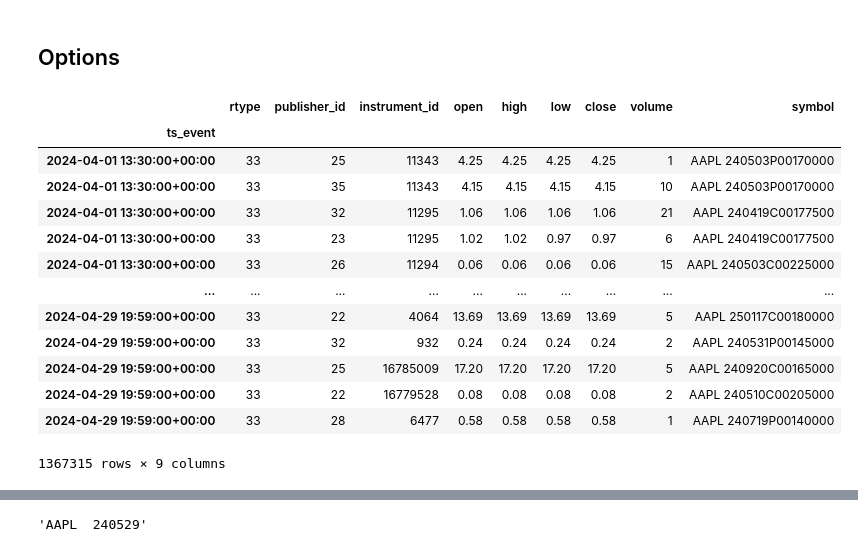
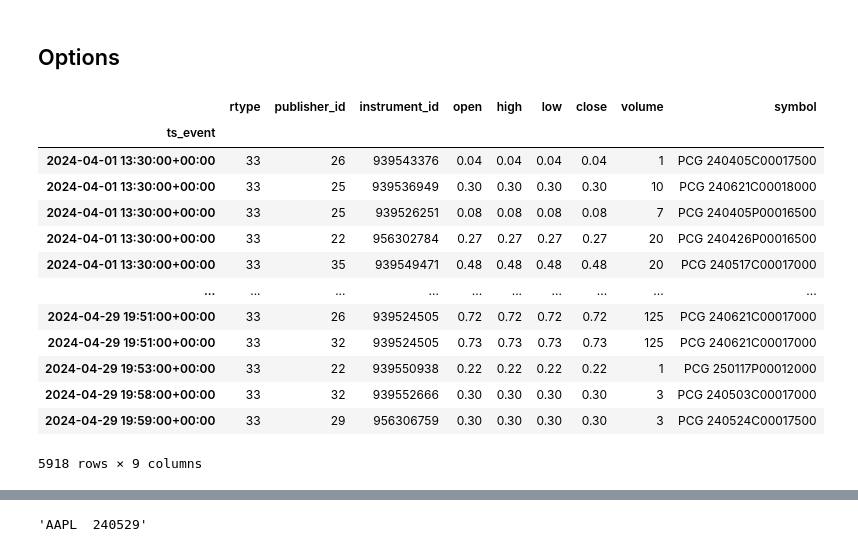
Before and after one commit to niallkehoe/mse244, a Jupyter notebook: backtest/backtest.ipynb, the cells around one changed output, grey strips where cells are left out. Drawn from its saved outputs; the diff is of its cells as text; code cells hidden in the pictures.

```diff
--- a/backtest/backtest.ipynb
+++ b/backtest/backtest.ipynb
@@ -58,40 +58,40 @@ df.head(20)
 # # Convert to dataframe
 # df_options = stored_data.to_df()
 # %%
-folder_path = "../data/options/AAPL/"
-# folder_path = "../data/options/best_pair/"
+# folder_path = "../data/options/AAPL/"
+folder_path = "../data/options/best_pair/"
 month_name = "202404"
 
 df_options = pd.DataFrame()
 
 # List all files in the folder
 files = [f for f in os.listdir(folder_path) if os.path.isfile(os.path.join(folder_path, f))]
 # restrict to ones with prefix
 files = [f for f in files if f.startswith(f"opra-pillar-{month_name}")]
 
 for file_name in tqdm(sorted(files), desc="Processing files"):
     path = folder_path + file_name
     stored_data = db.DBNStore.from_file(path)
     month_options = stored_data.to_df()
     # df_options = df_options[df_options['symbol'] == 'AAPL']
     df_options = pd.concat([df_options, month_options])
 
 df_options
 # %% [output]
 |  | rtype | publisher_id | instrument_id | open | high | low | close | volume | symbol |
 | ts_event |  |  |  |  |  |  |  |  |  |
-| 2024-04-01 13:30:00+00:00 | 33 | 25 | 11343 | 4.25 | 4.25 | 4.25 | 4.25 | 1 | AAPL 240503P00170000 |
-| 2024-04-01 13:30:00+00:00 | 33 | 35 | 11343 | 4.15 | 4.15 | 4.15 | 4.15 | 10 | AAPL 240503P00170000 |
-| 2024-04-01 13:30:00+00:00 | 33 | 32 | 11295 | 1.06 | 1.06 | 1.06 | 1.06 | 21 | AAPL 240419C00177500 |
-| 2024-04-01 13:30:00+00:00 | 33 | 23 | 11295 | 1.02 | 1.02 | 0.97 | 0.97 | 6 | AAPL 240419C00177500 |
-| 2024-04-01 13:30:00+00:00 | 33 | 26 | 11294 | 0.06 | 0.06 | 0.06 | 0.06 | 15 | AAPL 240503C00225000 |
+| 2024-04-01 13:30:00+00:00 | 33 | 26 | 939543376 | 0.04 | 0.04 | 0.04 | 0.04 | 1 | PCG 240405C00017500 |
+| 2024-04-01 13:30:00+00:00 | 33 | 25 | 939536949 | 0.30 | 0.30 | 0.30 | 0.30 | 10 | PCG 240621C00018000 |
+| 2024-04-01 13:30:00+00:00 | 33 | 25 | 939526251 | 0.08 | 0.08 | 0.08 | 0.08 | 7 | PCG 240405P00016500 |
+| 2024-04-01 13:30:00+00:00 | 33 | 22 | 956302784 | 0.27 | 0.27 | 0.27 | 0.27 | 20 | PCG 240426P00016500 |
+| 2024-04-01 13:30:00+00:00 | 33 | 35 | 939549471 | 0.48 | 0.48 | 0.48 | 0.48 | 20 | PCG 240517C00017000 |
 | ... | ... | ... | ... | ... | ... | ... | ... | ... | ... |
-| 2024-04-29 19:59:00+00:00 | 33 | 22 | 4064 | 13.69 | 13.69 | 13.69 | 13.69 | 5 | AAPL 250117C00180000 |
-| 2024-04-29 19:59:00+00:00 | 33 | 32 | 932 | 0.24 | 0.24 | 0.24 | 0.24 | 2 | AAPL 240531P00145000 |
-| 2024-04-29 19:59:00+00:00 | 33 | 25 | 16785009 | 17.20 | 17.20 | 17.20 | 17.20 | 5 | AAPL 240920C00165000 |
-| 2024-04-29 19:59:00+00:00 | 33 | 22 | 16779528 | 0.08 | 0.08 | 0.08 | 0.08 | 2 | AAPL 240510C00205000 |
-| 2024-04-29 19:59:00+00:00 | 33 | 28 | 6477 | 0.58 | 0.58 | 0.58 | 0.58 | 1 | AAPL 240719P00140000 |
+| 2024-04-29 19:51:00+00:00 | 33 | 26 | 939524505 | 0.72 | 0.72 | 0.72 | 0.72 | 125 | PCG 240621C00017000 |
+| 2024-04-29 19:51:00+00:00 | 33 | 32 | 939524505 | 0.73 | 0.73 | 0.73 | 0.73 | 125 | PCG 240621C00017000 |
+| 2024-04-29 19:53:00+00:00 | 33 | 22 | 939550938 | 0.22 | 0.22 | 0.22 | 0.22 | 1 | PCG 250117P00012000 |
+| 2024-04-29 19:58:00+00:00 | 33 | 32 | 939552666 | 0.30 | 0.30 | 0.30 | 0.30 | 3 | PCG 240503C00017000 |
+| 2024-04-29 19:59:00+00:00 | 33 | 29 | 956306759 | 0.30 | 0.30 | 0.30 | 0.30 | 3 | PCG 240524C00017500 |
-1367315 rows × 9 columns
+5918 rows × 9 columns
 # %%
 # Group the DataFrame by 'ts_event' and 'symbol'
 grouped = df_options.groupby(['ts_event', 'symbol'])
```
Also changed, not shown: parts of 13 cells of this notebook, 10 other files.
